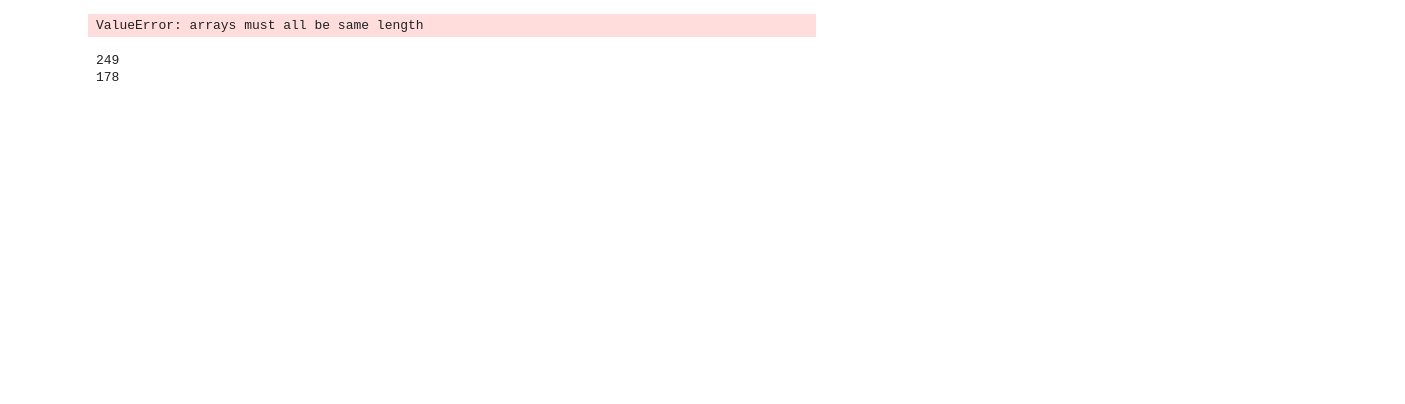
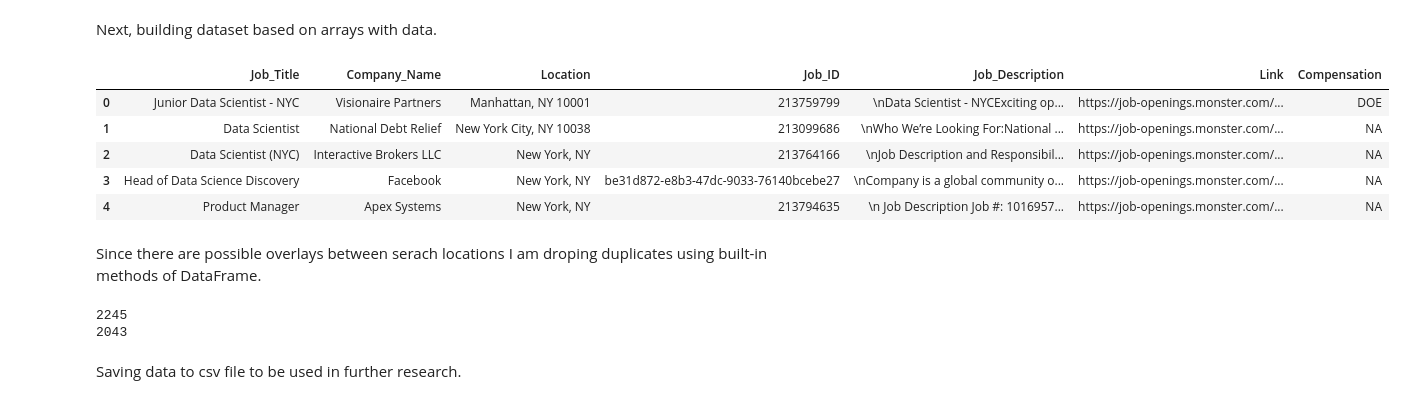
Before and after one commit to kai-wren/Intro2DS, a Jupyter notebook: WebScraping_Monster.ipynb, the cells around one changed output. Drawn from its saved outputs; the diff is of its cells as text; code cells hidden in the pictures; blank space fills up the shorter version.

```diff
--- a/WebScraping_Monster.ipynb
+++ b/WebScraping_Monster.ipynb
@@ -329,20 +159,29 @@ print(len(titles),len(company_names), len(location_names), len(job_ids), len(job
+# %% [markdown]
+Next, building dataset based on arrays with data.
 # %%
 d = {'Job_Title':titles,'Company_Name':company_names, 'Location':location_names,
      'Job_ID':job_ids,'Job_Description':job_descriptions, 'Link': refs, 'Compensation': compensations}
 
 df1 = pd.DataFrame(d)
-df2 = pd.DataFrame(skills)
-frames = [df1, df2]
-results = pd.concat(frames, axis = 1)
+results=df1
 results.head()
 # %% [output]
-ValueError: arrays must all be same length
+|  | Job_Title | Company_Name | Location | Job_ID | Job_Description | Link | Compensation |
+| 0 | Junior Data Scientist - NYC | Visionaire Partners | Manhattan, NY 10001 | 213759799 | \nData Scientist - NYCExciting op... | https://job-openings.monster.com/... | DOE |
+| 1 | Data Scientist | National Debt Relief | New York City, NY 10038 | 213099686 | \nWho We’re Looking For:National ... | https://job-openings.monster.com/... | NA |
+| 2 | Data Scientist (NYC) | Interactive Brokers LLC | New York, NY | 213764166 | \nJob Description and Responsibil... | https://job-openings.monster.com/... | NA |
+| 3 | Head of Data Science Discovery | Facebook | New York, NY | be31d872-e8b3-47dc-9033-76140bcebe27 | \nCompany is a global community o... | https://job-openings.monster.com/... | NA |
+| 4 | Product Manager | Apex Systems | New York, NY | 213794635 | \n Job Description Job #: 1016957... | https://job-openings.monster.com/... | NA |
+# %% [markdown]
+Since there are possible overlays between serach locations I am droping duplicates using built-in methods of DataFrame.
 # %%
 print(len(results))
 result_unique = results.drop_duplicates()
 print(len(result_unique))
 # %% [output]
-249
-178
+2245
+2043
+# %% [markdown]
+Saving data to csv file to be used in further research.
 # %%
 result_unique.to_csv('Monster_job_vacancies.csv')
```
Also changed, not shown: parts of 10 cells of this notebook, 2 other files.
